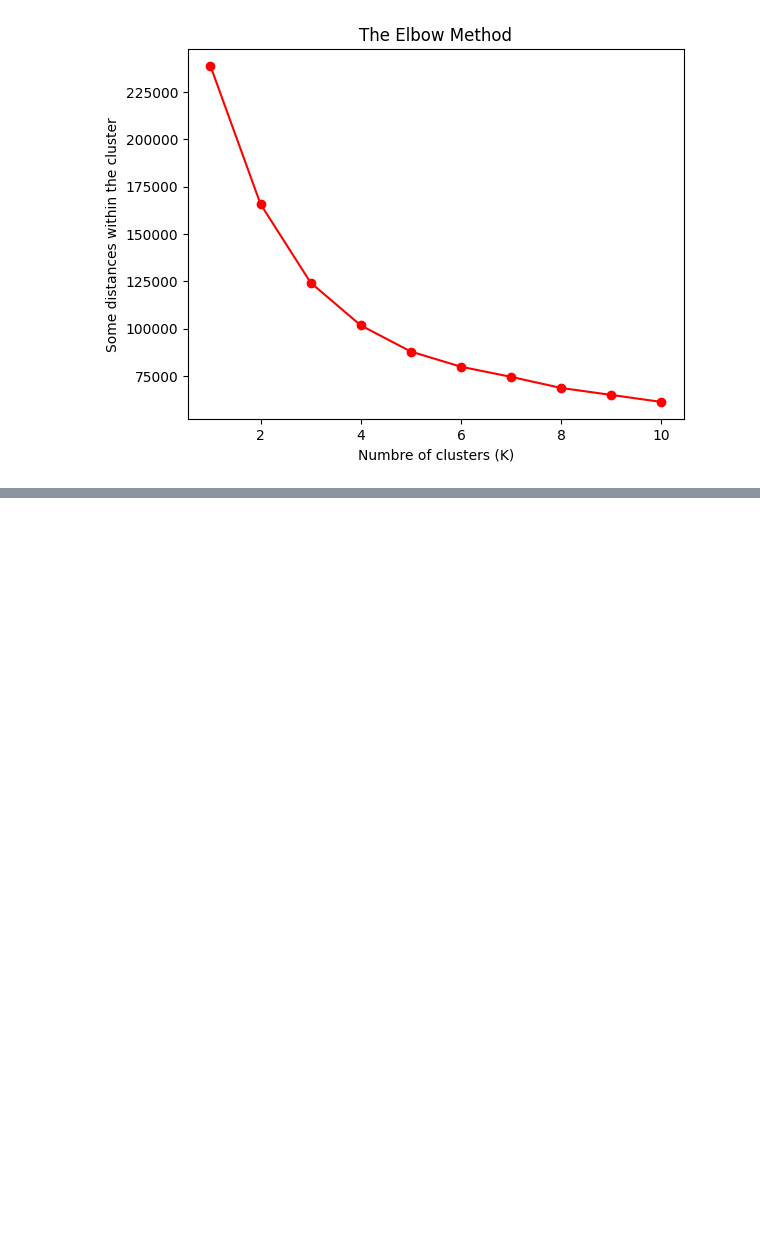
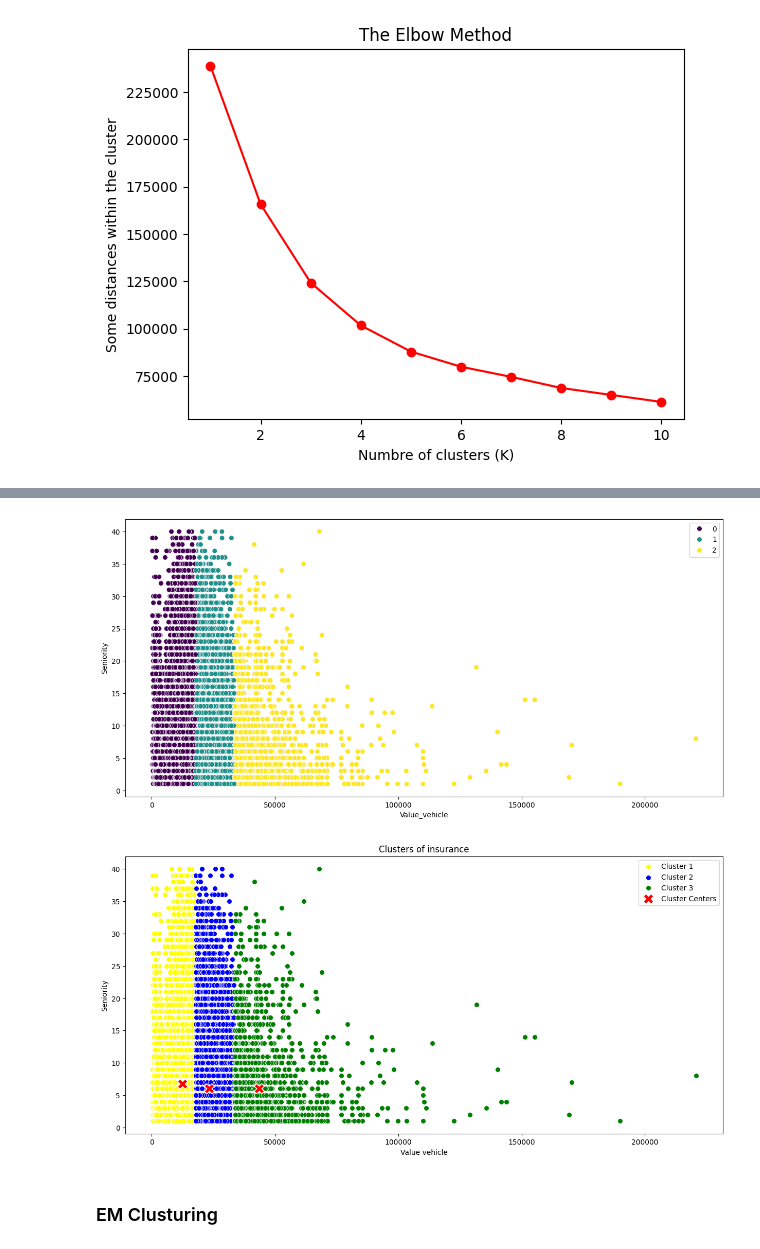
Before and after one commit to ZOHSGroupe/ML-system-recommendation, a Jupyter notebook: insurance.ipynb, the cells around one changed output, grey strips where cells are left out. Drawn from its saved outputs; the diff is of its cells as text; code cells hidden in the pictures; blank space fills up the shorter version.

```diff
--- a/insurance.ipynb
+++ b/insurance.ipynb
@@ -289,0 +329,42 @@ plt.show()
+# %%
+import pandas as pd
+import matplotlib.pyplot as plt
+import seaborn as sns
+from sklearn.cluster import KMeans
+
+# Assuming 'insurance' is your DataFrame
+x2 = insurance[['Value_vehicle', 'Seniority']].values
+
+# Define the number of clusters (replace with your desired number)
+k_value = 3
+
+# Applying KMeans with the chosen number of clusters
+kmeans2 = KMeans(n_clusters=k_value, init='k-means++', random_state=42)
+y_kmeans2 = kmeans2.fit_predict(x2)  # Use x2 instead of x
+
+# Visualizing the clusters
+plt.figure(figsize=(15, 7))
+
+# Scatter plot for data points colored by cluster
+sns.scatterplot(x=insurance['Value_vehicle'], y=insurance['Seniority'], hue=y_kmeans2, palette="viridis", s=50)
+
+# Scatter plot for centroids
+plt.figure(figsize=(15, 7))
+sns.scatterplot(x=x2[y_kmeans2 == 0, 0], y=x2[y_kmeans2 == 0, 1], color='yellow', label='Cluster 1', s=50)
+sns.scatterplot(x=x2[y_kmeans2 == 1, 0], y=x2[y_kmeans2 == 1, 1], color='blue', label='Cluster 2', s=50)
+sns.scatterplot(x=x2[y_kmeans2 == 2, 0], y=x2[y_kmeans2 == 2, 1], color='green', label='Cluster 3', s=50)
+
+# Scatter plot for cluster centers
+sns.scatterplot(x=kmeans2.cluster_centers_[:, 0], y=kmeans2.cluster_centers_[:, 1], color='red', label='Cluster Centers', marker='X', s=200)
+
+plt.grid(False)
+plt.title('Clusters of insurance')
+plt.xlabel('Value vehicle')
+plt.ylabel('Seniority')
+plt.legend()
+plt.show()
+# %% [output]
+[figure, added]
+[figure, added]
+# %% [markdown]
+### EM Clusturing
```
Also changed, not shown: parts of 10 cells of this notebook.
